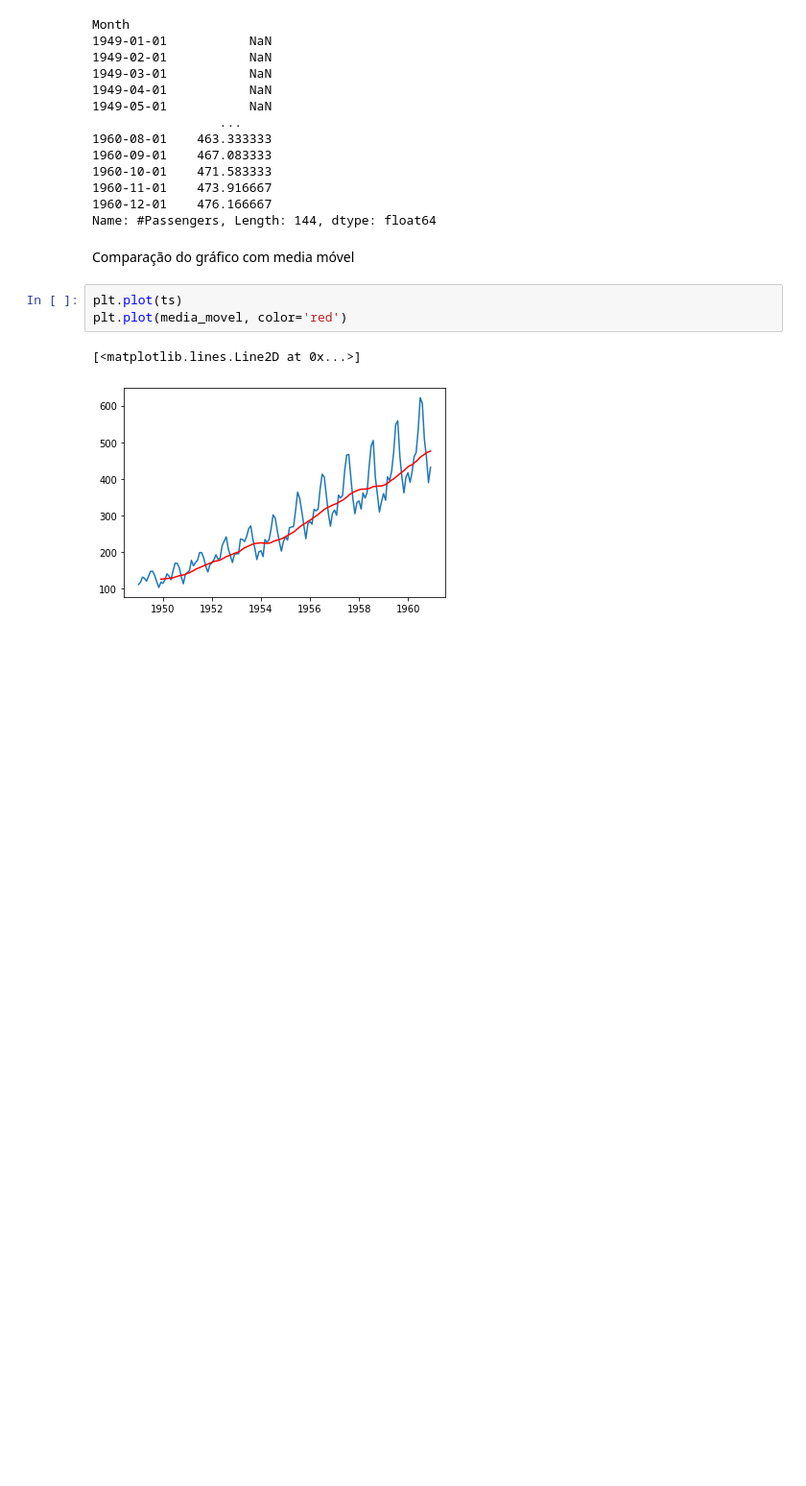
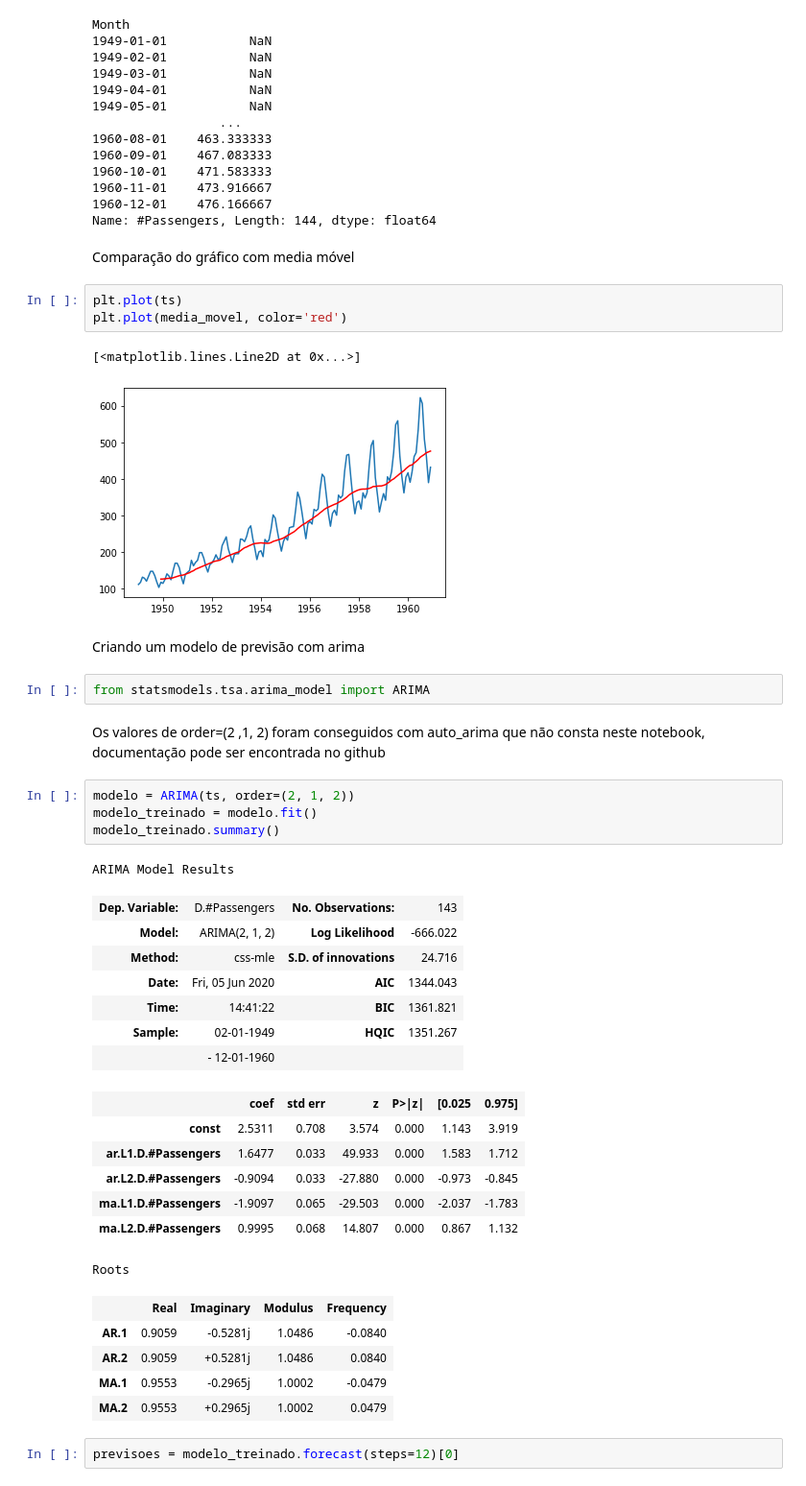
Before and after one commit to edlorencetti/Curso-Ci-ncia-de-dados, a Jupyter notebook: Exercicios_Ciencia_de_dados.ipynb, the cells around one changed output. Shown: that part at 96% size. Drawn from its saved outputs; the diff is of its cells as text; blank space fills up the shorter version.

```diff
--- a/Exercicios_Ciencia_de_dados.ipynb
+++ b/Exercicios_Ciencia_de_dados.ipynb
@@ -437,3 +437,36 @@ plt.plot(media_movel, color='red')
 # %% [output]
 [<matplotlib.lines.Line2D at 0x...>]
 [figure]
+# %% [markdown]
+Criando um modelo de previsão com arima
+# %%
+from statsmodels.tsa.arima_model import ARIMA
+# %% [markdown]
+Os valores de order=(2 ,1, 2) foram conseguidos com auto_arima que não consta neste notebook, documentação pode ser encontrada no github
+# %%
+modelo = ARIMA(ts, order=(2, 1, 2))
+modelo_treinado = modelo.fit()
+modelo_treinado.summary()
+# %% [output]
+ARIMA Model Results
+| Dep. Variable: | D.#Passengers | No. Observations: | 143 |
+| Model: | ARIMA(2, 1, 2) | Log Likelihood | -666.022 |
+| Method: | css-mle | S.D. of innovations | 24.716 |
+| Date: | Fri, 05 Jun 2020 | AIC | 1344.043 |
+| Time: | 14:41:22 | BIC | 1361.821 |
+| Sample: | 02-01-1949 | HQIC | 1351.267 |
+|  | - 12-01-1960 |  |  |
+|  | coef | std err | z | P>|z| | [0.025 | 0.975] |
+| const | 2.5311 | 0.708 | 3.574 | 0.000 | 1.143 | 3.919 |
+| ar.L1.D.#Passengers | 1.6477 | 0.033 | 49.933 | 0.000 | 1.583 | 1.712 |
+| ar.L2.D.#Passengers | -0.9094 | 0.033 | -27.880 | 0.000 | -0.973 | -0.845 |
+| ma.L1.D.#Passengers | -1.9097 | 0.065 | -29.503 | 0.000 | -2.037 | -1.783 |
+| ma.L2.D.#Passengers | 0.9995 | 0.068 | 14.807 | 0.000 | 0.867 | 1.132 |
+Roots
+|  | Real | Imaginary | Modulus | Frequency |
+| AR.1 | 0.9059 | -0.5281j | 1.0486 | -0.0840 |
+| AR.2 | 0.9059 | +0.5281j | 1.0486 | 0.0840 |
+| MA.1 | 0.9553 | -0.2965j | 1.0002 | -0.0479 |
+| MA.2 | 0.9553 | +0.2965j | 1.0002 | 0.0479 |
+# %%
+previsoes = modelo_treinado.forecast(steps=12)[0]
```
Also changed, not shown: parts of 1 cell of this notebook.
